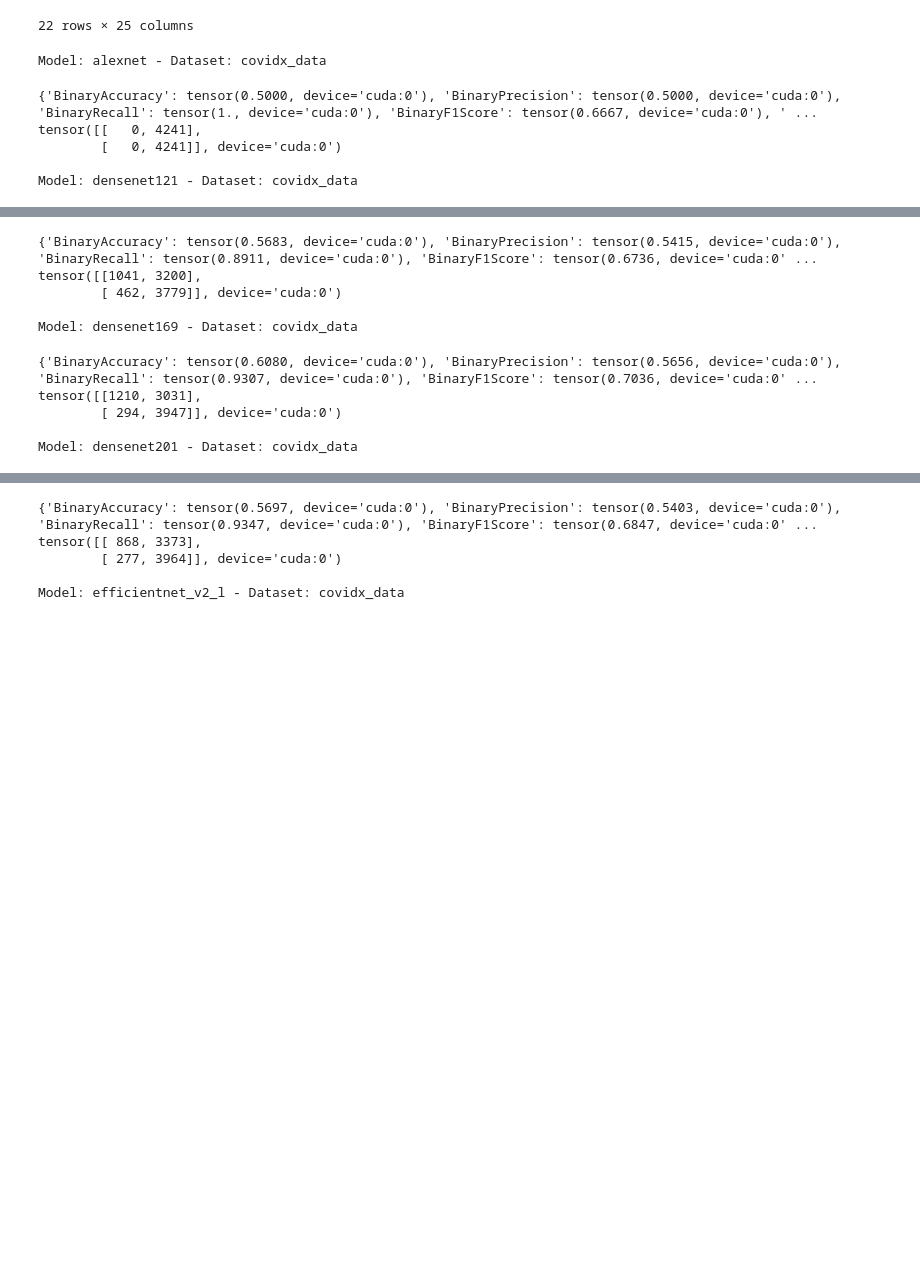
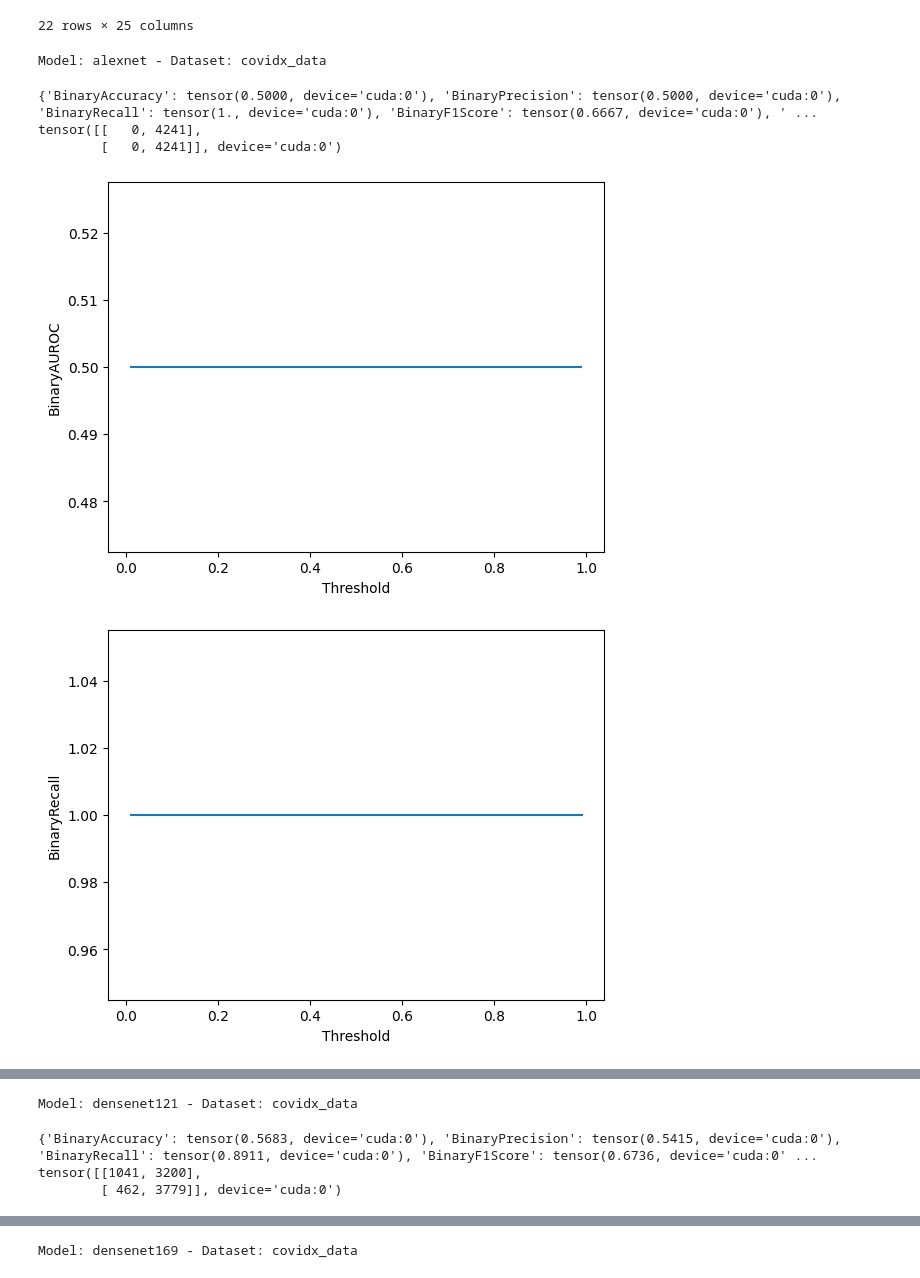
Before and after one commit to AdversarialAttacks/main, a Jupyter notebook: notebooks/05-testing.ipynb, the cells around one changed output, grey strips where cells are left out. Drawn from its saved outputs; the diff is of its cells as text; code cells hidden in the pictures; blank space fills up the shorter version.

Commit message:
run threshold plotting

```diff
--- a/notebooks/05-testing.ipynb
+++ b/notebooks/05-testing.ipynb
@@ -23,7 +26,7 @@ transform = torchvision.transforms.Compose(
         torchvision.transforms.Resize((224, 224), antialias=True),
     ]
 )
-device = "cuda" if torch.cuda.is_available() else "mps" if torch.cuda.is_available() else "cpu"
+device = "cuda" if torch.cuda.is_available() else "mps" if torch.mps.is_available() else "cpu"
 
 evaluator = WeightsandBiasEval(entity_project_name=f"{ENTITY}/{PROJECT}")
 # %%
@@ -83,32 +86,36 @@ for idx, metadata in tqdm(best_models.iterrows(), desc="Model - Dataset Pair", p
         p_dropout_classifier=metadata.p_dropout_classifier,
         lr=metadata.lr,
         weight_decay=metadata.weight_decay,
     )
 
     model.freeze()
     model.eval()
     model.to(device)
 
     y_trues = []
     y_preds = []
 
     for batch in tqdm(datamodule.test_dataloader(), leave=False, desc="Batch", position=1):
         x, y = batch
         y_hat = model.predict(x.to(device))
         y_trues.append(y.to(device))
         y_preds.append(y_hat)
 
     y_trues = torch.cat(y_trues)
     y_preds = torch.cat(y_preds).squeeze(1)
 
     metrics_dict = metrics(y_preds, y_trues)
     print(metrics_dict)
     decisionmatrix = torchmetrics.ConfusionMatrix(task="Binary").to(device)(y_preds, y_trues)
     print(decisionmatrix)
+    metrics_ = Metrics(y_preds = y_preds.cpu(), y_trues = y_trues.cpu())
+    metrics_.visualize_threshold_metric_plot("BinaryAUROC")
+    metrics_.visualize_threshold_metric_plot("BinaryRecall")
+    metrics_.visualize_threshold_metric_plot("BinarySpecificity")
 # %% [output]
 Model: alexnet - Dataset: covidx_data
 {'BinaryAccuracy': tensor(0.5000, device='cuda:0'), 'BinaryPrecision': tensor(0.5000, device='cuda:0'), 'BinaryRecall': tensor(1., device='cuda:0'), 'BinaryF1Score': tensor(0.6667, device='cuda:0'), ' ...
 tensor([[   0, 4241],
         [   0, 4241]], device='cuda:0')
-
-Model: densenet121 - Dataset: covidx_data
+[figure, added]
+[figure, added]
@@ -115,10 +123,4 @@ Model: densenet121 - Dataset: covidx_data
-{'BinaryAccuracy': tensor(0.5683, device='cuda:0'), 'BinaryPrecision': tensor(0.5415, device='cuda:0'), 'BinaryRecall': tensor(0.8911, device='cuda:0'), 'BinaryF1Score': tensor(0.6736, device='cuda:0' ...
-tensor([[1041, 3200],
-        [ 462, 3779]], device='cuda:0')
-
-Model: densenet169 - Dataset: covidx_data
+Model: densenet121 - Dataset: covidx_data
-{'BinaryAccuracy': tensor(0.6080, device='cuda:0'), 'BinaryPrecision': tensor(0.5656, device='cuda:0'), 'BinaryRecall': tensor(0.9307, device='cuda:0'), 'BinaryF1Score': tensor(0.7036, device='cuda:0' ...
-tensor([[1210, 3031],
-        [ 294, 3947]], device='cuda:0')
-
-Model: densenet201 - Dataset: covidx_data
+{'BinaryAccuracy': tensor(0.5683, device='cuda:0'), 'BinaryPrecision': tensor(0.5415, device='cuda:0'), 'BinaryRecall': tensor(0.8911, device='cuda:0'), 'BinaryF1Score': tensor(0.6736, device='cuda:0' ...
+tensor([[1041, 3200],
+        [ 462, 3779]], device='cuda:0')
@@ -125,5 +130 @@ Model: densenet201 - Dataset: covidx_data
-{'BinaryAccuracy': tensor(0.5697, device='cuda:0'), 'BinaryPrecision': tensor(0.5403, device='cuda:0'), 'BinaryRecall': tensor(0.9347, device='cuda:0'), 'BinaryF1Score': tensor(0.6847, device='cuda:0' ...
-tensor([[ 868, 3373],
-        [ 277, 3964]], device='cuda:0')
-
-Model: efficientnet_v2_l - Dataset: covidx_data
+Model: densenet169 - Dataset: covidx_data
```
Also changed, not shown: parts of 2 cells of this notebook, 1 other file.
